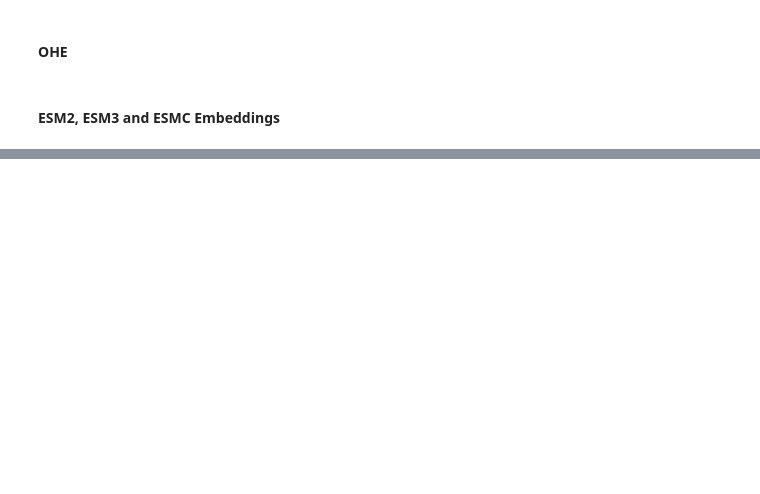
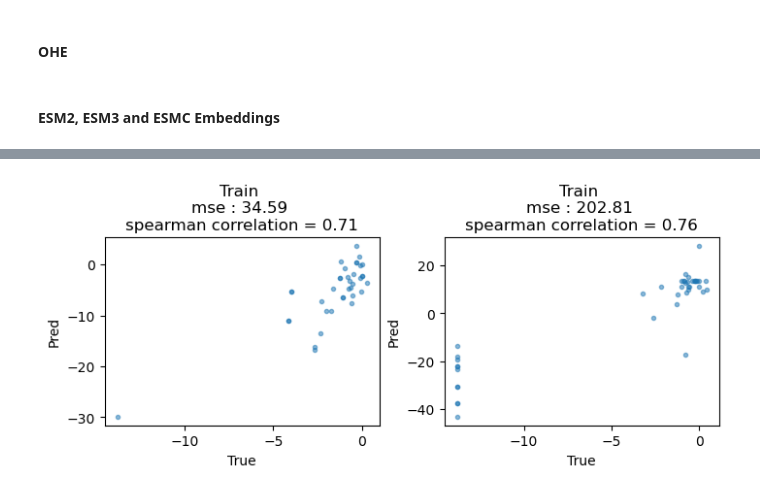
Before and after one commit to kevingeo11/DomainPrediction, a Jupyter notebook: src/AL_Testing/surrogates_tdomain.ipynb, the cells around one changed output, grey strips where cells are left out. Drawn from its saved outputs; the diff is of its cells as text; code cells hidden in the pictures; blank space fills up the shorter version.

```diff
--- a/src/AL_Testing/surrogates_tdomain.ipynb
+++ b/src/AL_Testing/surrogates_tdomain.ipynb
@@ -390,0 +752,25 @@ df_results.columns[df_results.columns.str.contains('pred')]
+# %%
+fig, ax = plt.subplots(1,2, figsize=(7,3), layout='constrained')
+
+mask_muts = (df['n_mut'] < 20)
+
+ax[0].plot(y[mask_muts], y_pred[mask_muts], '.', alpha=0.5)
+mse = mean_squared_error(y[mask_muts], y_pred[mask_muts])
+corr = stats.spearmanr(y[mask_muts], y_pred[mask_muts])
+s_corr = round(corr.statistic, 2)
+ax[0].set_title(f'Train \nmse : {str(round(mse, 2))} \nspearman correlation = {s_corr}')
+
+# mask = ~(df['fitness_raw'] == 0)
+ax[1].plot(y[~mask_muts], y_pred[~mask_muts], '.', alpha=0.5)
+mse = mean_squared_error(y[~mask_muts], y_pred[~mask_muts])
+corr = stats.spearmanr(y[~mask_muts], y_pred[~mask_muts])
+s_corr = round(corr.statistic, 2)
+ax[1].set_title(f'Train \nmse : {str(round(mse, 2))} \nspearman correlation = {s_corr}')
+
+for i in range(2):
+    ax[i].set_xlabel('True')
+    ax[i].set_ylabel('Pred')
+
+plt.show()
+# %% [output]
+[figure, added]
```
Also changed, not shown: parts of 30 cells of this notebook, 3 other files.
